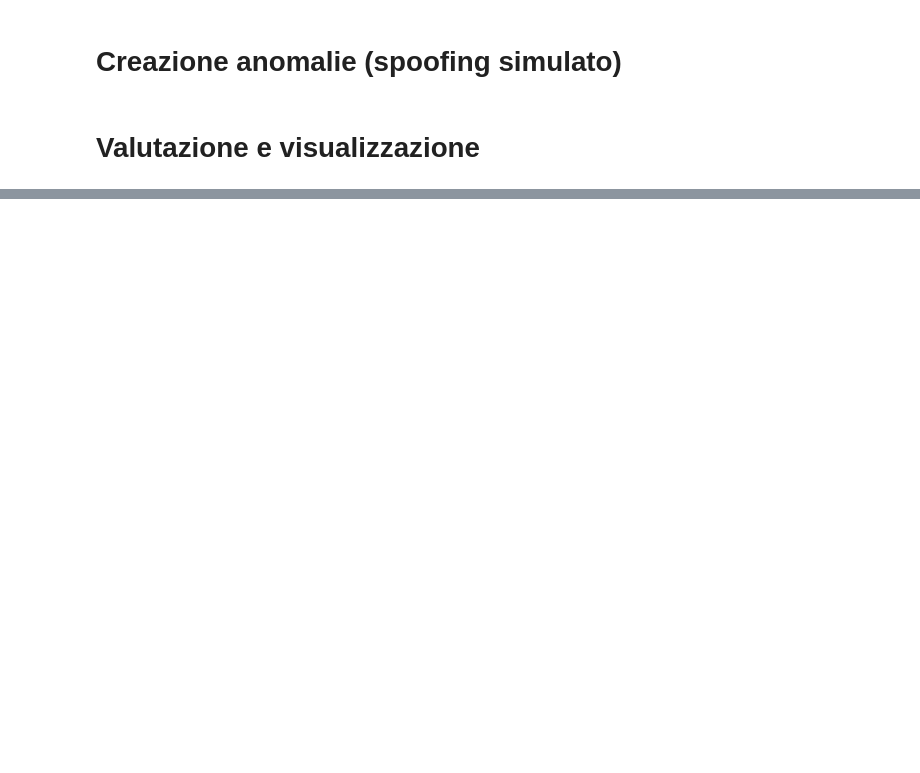
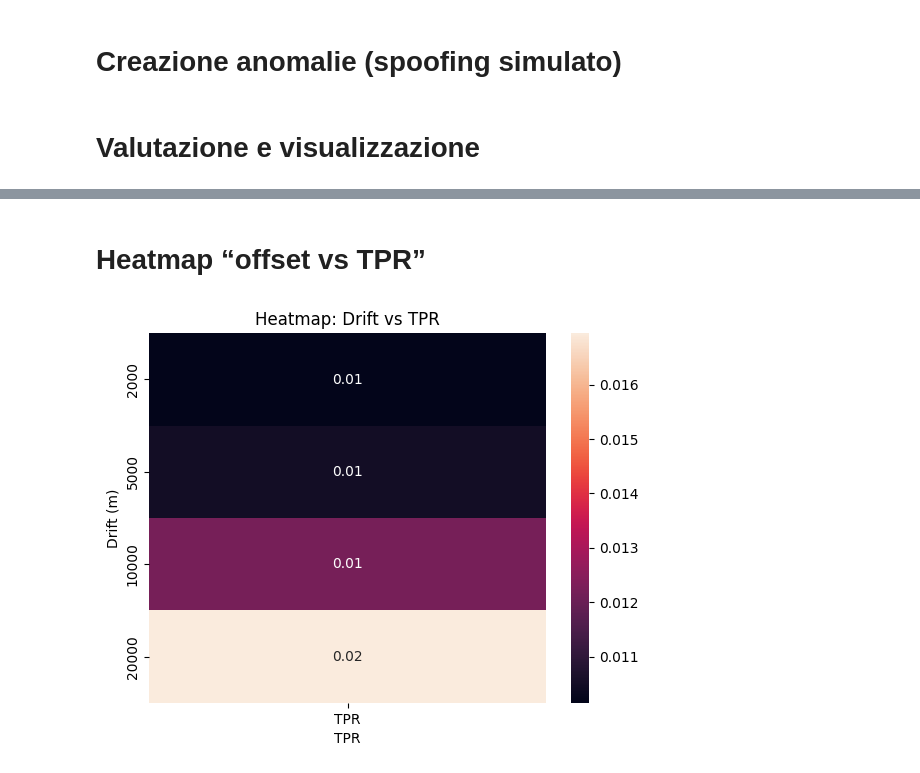
Before and after one commit to matteraggi/maritimeAIS, a Jupyter notebook: TrainingAIS.ipynb, the cells around one changed output, grey strips where cells are left out. Saved outputs shown, nothing was run; the diff lists cells and outputs as text; code cells hidden in the pictures; blank space fills up the shorter version.

```diff
--- a/TrainingAIS.ipynb
+++ b/TrainingAIS.ipynb
@@ -220,0 +252,20 @@ print("✅ Modello caricato da Drive e pronto per inferenza/anomaly detection")
+# %%
+class TrajectoryLNN(nn.Module):
+    def __init__(self, input_size=SEQUENCE_LEN * INPUT_SIZE, hidden_size=128, output_size=2):
+        super().__init__()
+        self.net = nn.Sequential(
+            nn.Linear(input_size, hidden_size),
+            nn.ReLU(),
+            nn.Linear(hidden_size, hidden_size // 2),
+            nn.ReLU(),
+            nn.Linear(hidden_size // 2, output_size)
+        )
+
+    def forward(self, x):
+        # appiattisci la sequenza (batch, seq_len, feat) → (batch, seq_len * feat)
+        x = x.view(x.size(0), -1)
+        return self.net(x)
+
+model_lnn = TrajectoryLNN()
+criterion = nn.SmoothL1Loss()
+optimizer = torch.optim.Adam(model_lnn.parameters(), lr=LR)
@@ -362,0 +548,9 @@ Tasso rilevamento: >90% con drift marcato.
+# %% [markdown]
+# **Heatmap “offset vs TPR”**
+# %%
+data = pd.DataFrame(results, columns=["drift_m", "AUROC", "AUPRC", "TPR"])
+sns.heatmap(data.pivot_table(index="drift_m", values="TPR"), annot=True, fmt=".2f")
+plt.title("Heatmap: Drift vs TPR"); plt.xlabel("TPR"); plt.ylabel("Drift (m)")
+plt.show()
+# %% [output]
+[figure, added]
```
Also changed, not shown: parts of 24 cells of this notebook.
